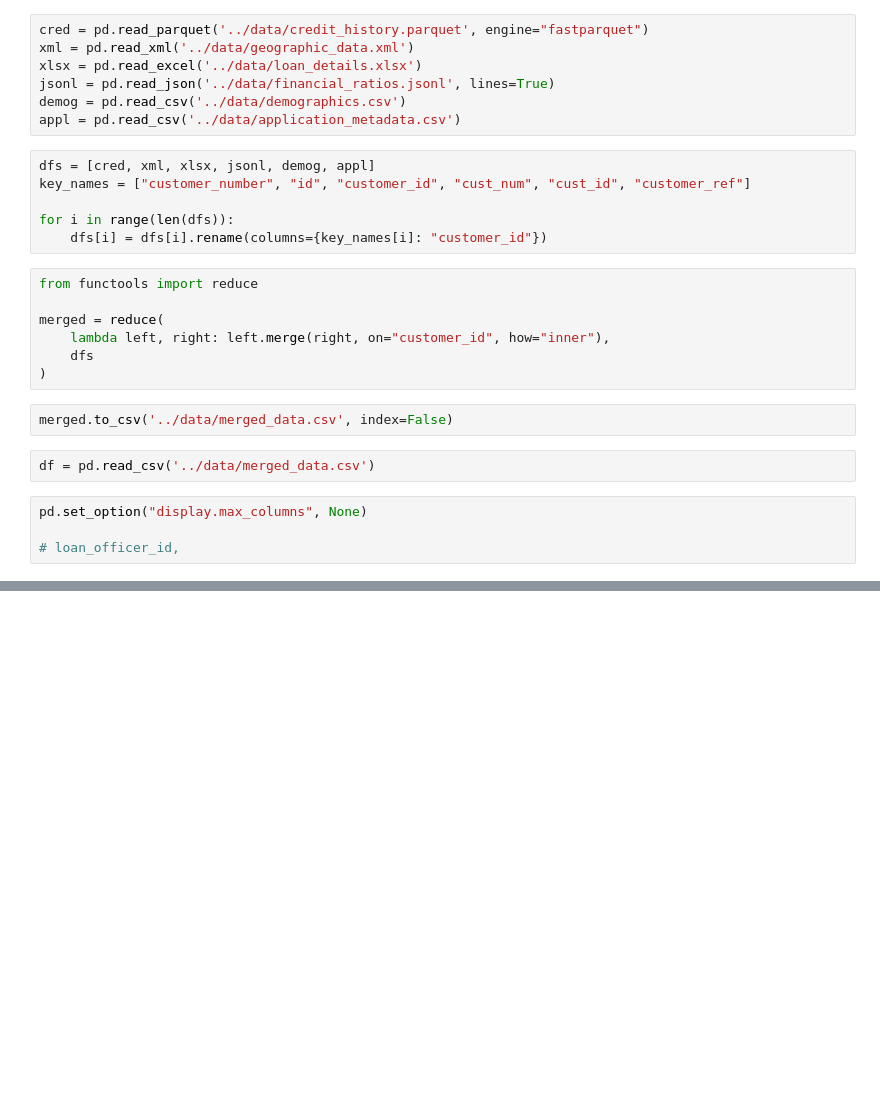
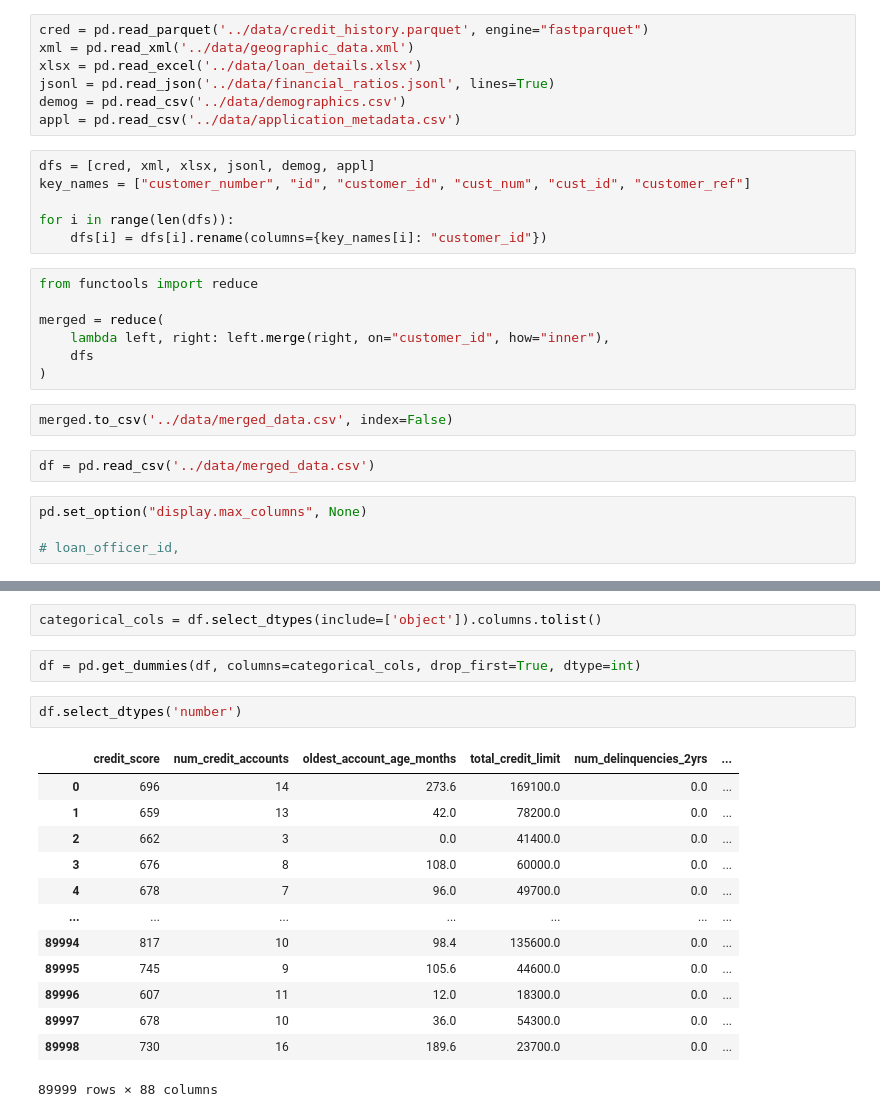
Before and after one commit to khazratoff/cbu-coding-challenge, a Jupyter notebook: notebooks/EDA.ipynb, the cells around one changed output, grey strips where cells are left out. Cells and saved outputs as stored; diff of their text form; blank space fills up the shorter version.

```diff
--- a/notebooks/EDA.ipynb
+++ b/notebooks/EDA.ipynb
@@ -74,0 +111,20 @@ Name: count, dtype: int64
+# %%
+categorical_cols = df.select_dtypes(include=['object']).columns.tolist()
+# %%
+df = pd.get_dummies(df, columns=categorical_cols, drop_first=True, dtype=int)
+# %%
+df.select_dtypes('number')
+# %% [output]
+|  | credit_score | num_credit_accounts | oldest_account_age_months | total_credit_limit | num_delinquencies_2yrs | ... |
+| 0 | 696 | 14 | 273.6 | 169100.0 | 0.0 | ... |
+| 1 | 659 | 13 | 42.0 | 78200.0 | 0.0 | ... |
+| 2 | 662 | 3 | 0.0 | 41400.0 | 0.0 | ... |
+| 3 | 676 | 8 | 108.0 | 60000.0 | 0.0 | ... |
+| 4 | 678 | 7 | 96.0 | 49700.0 | 0.0 | ... |
+| ... | ... | ... | ... | ... | ... | ... |
+| 89994 | 817 | 10 | 98.4 | 135600.0 | 0.0 | ... |
+| 89995 | 745 | 9 | 105.6 | 44600.0 | 0.0 | ... |
+| 89996 | 607 | 11 | 12.0 | 18300.0 | 0.0 | ... |
+| 89997 | 678 | 10 | 36.0 | 54300.0 | 0.0 | ... |
+| 89998 | 730 | 16 | 189.6 | 23700.0 | 0.0 | ... |
+89999 rows × 88 columns
```
Also changed, not shown: parts of 5 cells of this notebook.
